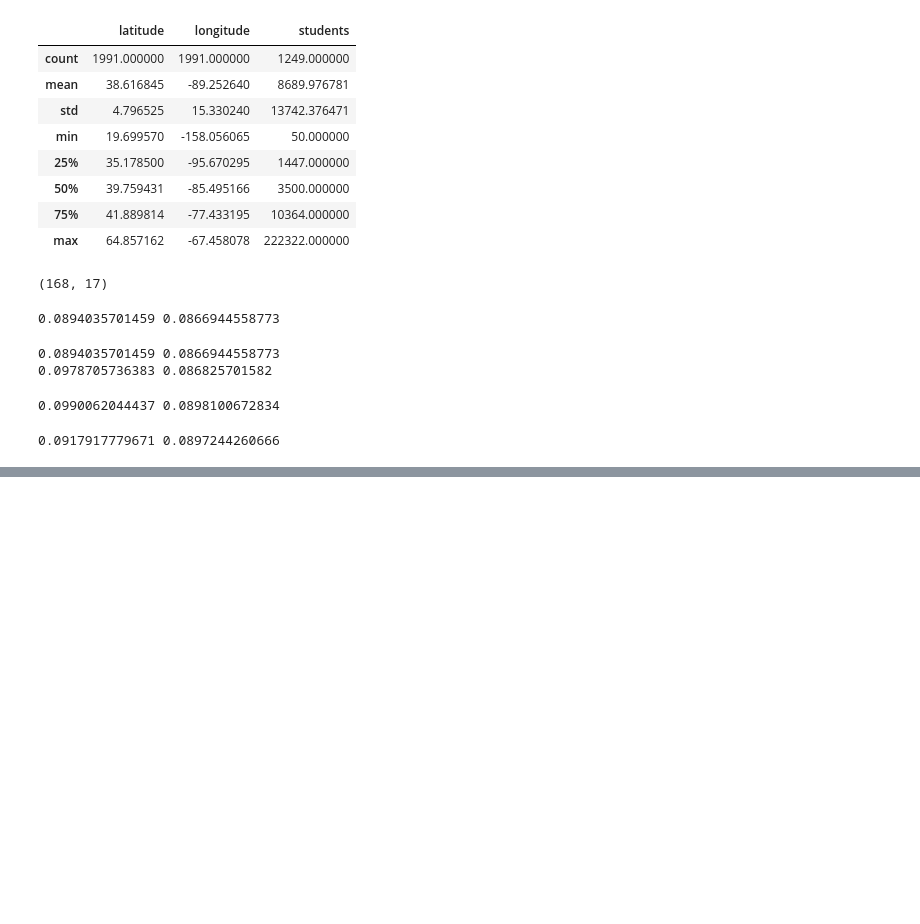
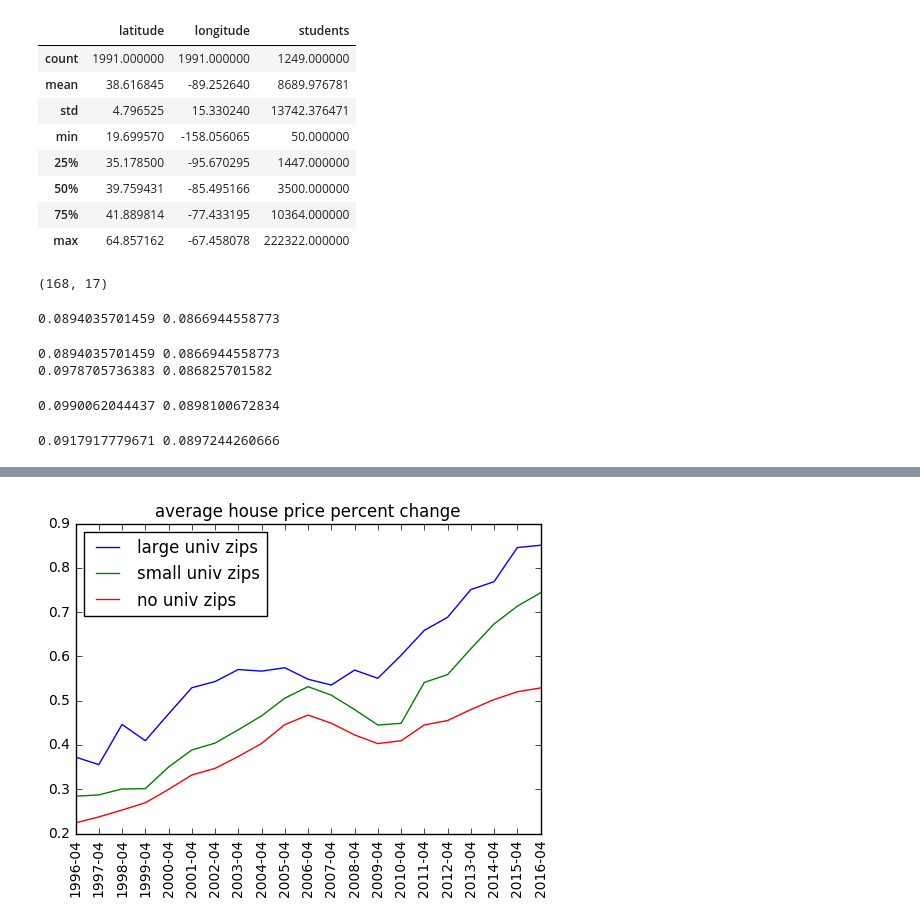
Before and after one commit to wuyifat/home_price, a Jupyter notebook: historical.ipynb, the cells around one changed output, grey strips where cells are left out. Cells and saved outputs as stored; diff of their text form; code cells hidden in the pictures; blank space fills up the shorter version.

```diff
--- a/historical.ipynb
+++ b/historical.ipynb
@@ -80,6 +83,7 @@ univ.describe()
 # %%
 large_thre = 20000
 large_univ = univ.loc[univ['students'] > large_thre]
+small_univ = univ.loc[univ['students'] <= large_thre]
 print large_univ.shape
 # %% [output]
 (168, 17)
@@ -133,0 +166,3 @@ two_group_std(univ, univ, zillow_same_month_stat)
+# %%
+zillow_percent = add_percent_same_month(zillow_4bed)
+large_univ, no_large_univ = group_percent(large_univ, zillow_percent)
@@ -133,0 +226,4 @@ two_group_std(univ, univ, zillow_same_month_stat)
+# %%
+zillow_large_univ, zillow_no_large_univ = group_percent_time_series(large_univ, zillow_4bed)
+zillow_small_univ, zillow_no_small_univ = group_percent_time_series(small_univ, zillow_4bed)
+zillow_univ, zillow_no_univ = group_percent_time_series(univ, zillow_4bed)
@@ -133,0 +248,16 @@ two_group_std(univ, univ, zillow_same_month_stat)
+# %%
+time = zillow_large_univ.index.tolist()
+percent_large_univ = zillow_large_univ['percent_mean']
+percent_small_univ = zillow_small_univ['percent_mean']
+percent_no_univ = zillow_no_univ['percent_mean']
+
+x = np.array(range(len(time)))
+plt.xticks(x, time, rotation='vertical')
+plt.plot(x, percent_large_univ)
+plt.plot(x, percent_small_univ)
+plt.plot(x, percent_no_univ)
+plt.title('average house price percent change')
+plt.legend(['large univ zips', 'small univ zips', 'no univ zips'], loc='best')
+plt.show()
+# %% [output]
+[figure, added]
```
Also changed, not shown: parts of 9 cells of this notebook, 3 other files.
